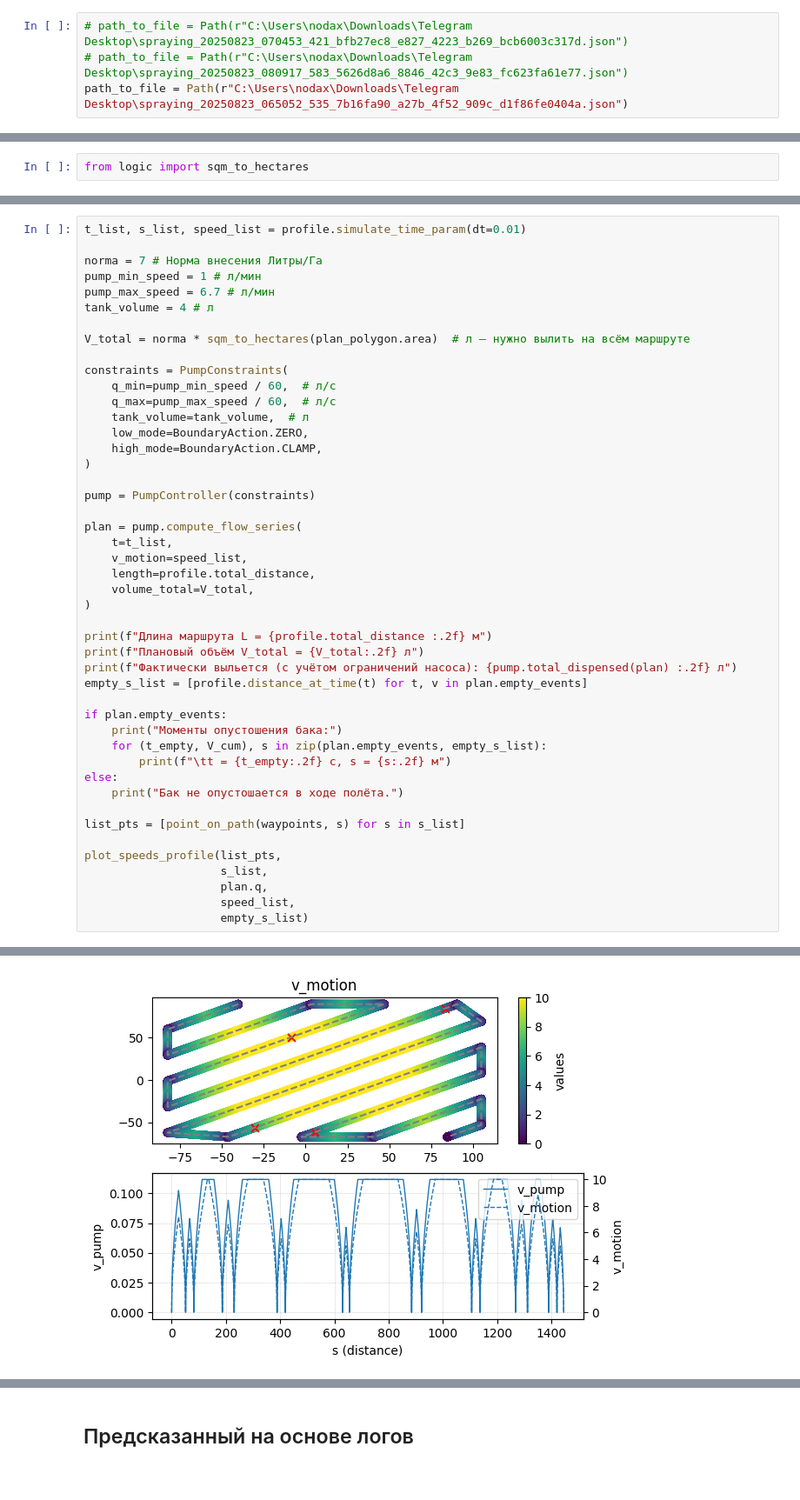
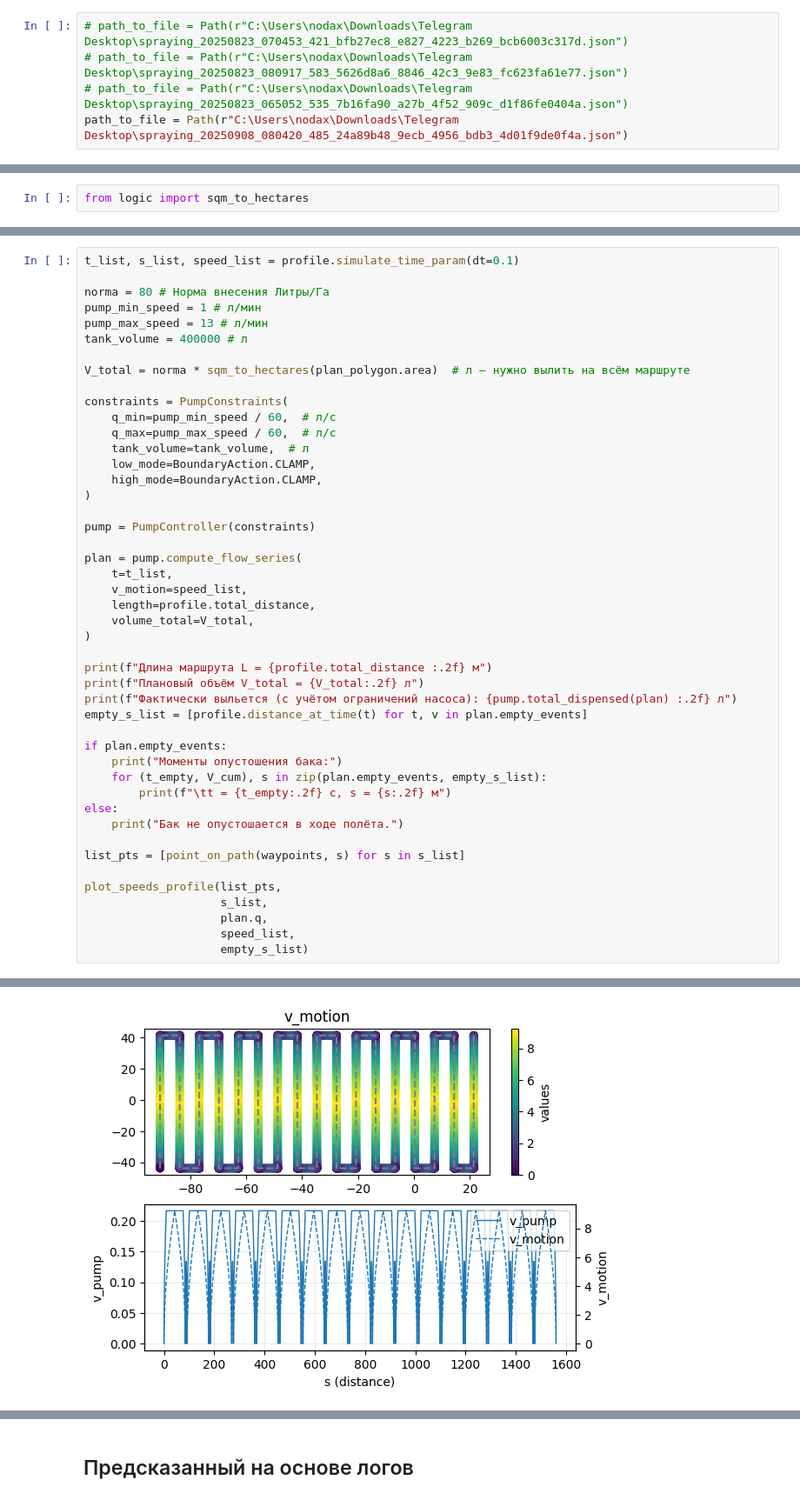
Before and after one commit to nodax-hub/Simulate, a Jupyter notebook: example.ipynb, the cells around one changed output, grey strips where cells are left out. Shown at 87% size. Saved outputs shown, nothing was run; the diff lists cells and outputs as text.

```diff
--- a/example.ipynb
+++ b/example.ipynb
@@ -269,7 +269,8 @@ def plot_speeds_profile(points, s_list, v_pump, v_motion, empty_s_list):
 # %%
 # path_to_file = Path(r"C:\Users\nodax\Downloads\Telegram Desktop\spraying_20250823_070453_421_bfb27ec8_e827_4223_b269_bcb6003c317d.json")
 # path_to_file = Path(r"C:\Users\nodax\Downloads\Telegram Desktop\spraying_20250823_080917_583_5626d8a6_8846_42c3_9e83_fc623fa61e77.json")
-path_to_file = Path(r"C:\Users\nodax\Downloads\Telegram Desktop\spraying_20250823_065052_535_7b16fa90_a27b_4f52_909c_d1f86fe0404a.json")
+# path_to_file = Path(r"C:\Users\nodax\Downloads\Telegram Desktop\spraying_20250823_065052_535_7b16fa90_a27b_4f52_909c_d1f86fe0404a.json")
+path_to_file = Path(r"C:\Users\nodax\Downloads\Telegram Desktop\spraying_20250908_080420_485_24a89b48_9ecb_4956_bdb3_4d01f9de0f4a.json")
 # %%
 import json
 
@@ -393,10 +395,10 @@ sqm_to_hectares(plan_polygon.area)
 # %%
-t_list, s_list, speed_list = profile.simulate_time_param(dt=0.01)
+t_list, s_list, speed_list = profile.simulate_time_param(dt=0.1)
 
-norma = 7 # Норма внесения Литры/Га
+norma = 80 # Норма внесения Литры/Га
 pump_min_speed = 1 # л/мин
-pump_max_speed = 6.7 # л/мин
-tank_volume = 4 # л
+pump_max_speed = 13 # л/мин
+tank_volume = 400000 # л
 
 V_total = norma * sqm_to_hectares(plan_polygon.area)  # л — нужно вылить на всём маршруте
 
@@ -404,7 +406,7 @@ constraints = PumpConstraints(
     q_min=pump_min_speed / 60,  # л/с
     q_max=pump_max_speed / 60,  # л/с
     tank_volume=tank_volume,  # л
-    low_mode=BoundaryAction.ZERO,
+    low_mode=BoundaryAction.CLAMP,
     high_mode=BoundaryAction.CLAMP,
 )
 
@@ -448 +446 @@ plot_speeds_profile(list_pts,
-[figure, old version]
+[figure, new version]
```
Also changed, not shown: parts of 15 cells of this notebook, 4 other files.
